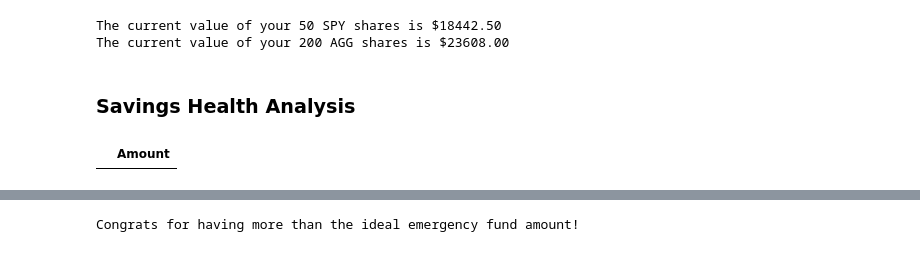
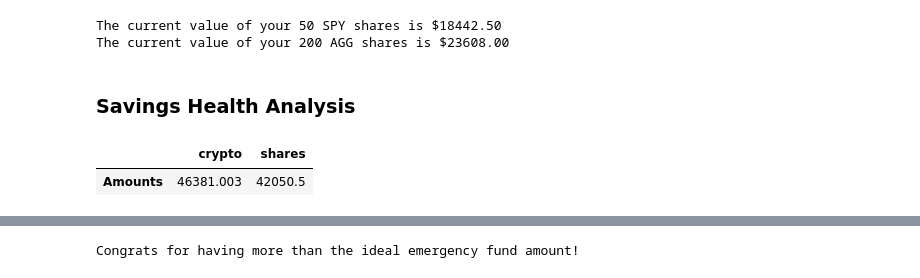
Before and after one commit to MedakaRiceFish/API-Homework, a Jupyter notebook: API-Homework.ipynb, the cells around one changed output, grey strips where cells are left out. Drawn from its saved outputs; the diff is of its cells as text; code cells hidden in the pictures.

Commit message:
Add files via upload
Fixed dataframes

```diff
--- a/API-Homework.ipynb
+++ b/API-Homework.ipynb
@@ -134,14 +134,20 @@ The current value of your 200 AGG shares is $23608.00
 # %%
 # Set monthly household income
 monthly_income = 12000
 
 # Create savings DataFrame
-df_savings = pd.DataFrame(columns=['Amount'])
+crypto_total = my_btc_value+my_eth_value
+shares_total = my_agg_value+my_spy_value
 
-crypto = my_btc_value+my_eth_value
-shares = my_agg_value+my_spy_value
+
+
+values = {'crypto':crypto_total,
+          'shares':shares_total}
+
+df_savings = pd.DataFrame(data=values,index=['Amounts'])
 
 # Display savings DataFrame
 display(df_savings)
 # %% [output]
-|  | Amount |
+|  | crypto | shares |
+| Amounts | 46381.003 | 42050.5 |
```
Also changed, not shown: parts of 2 cells of this notebook.
